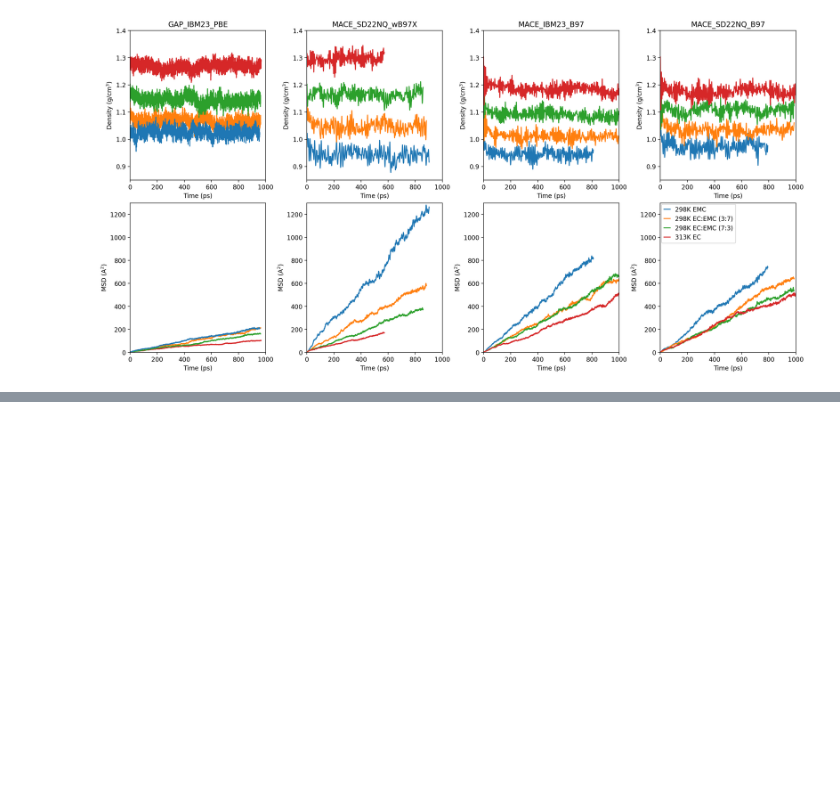
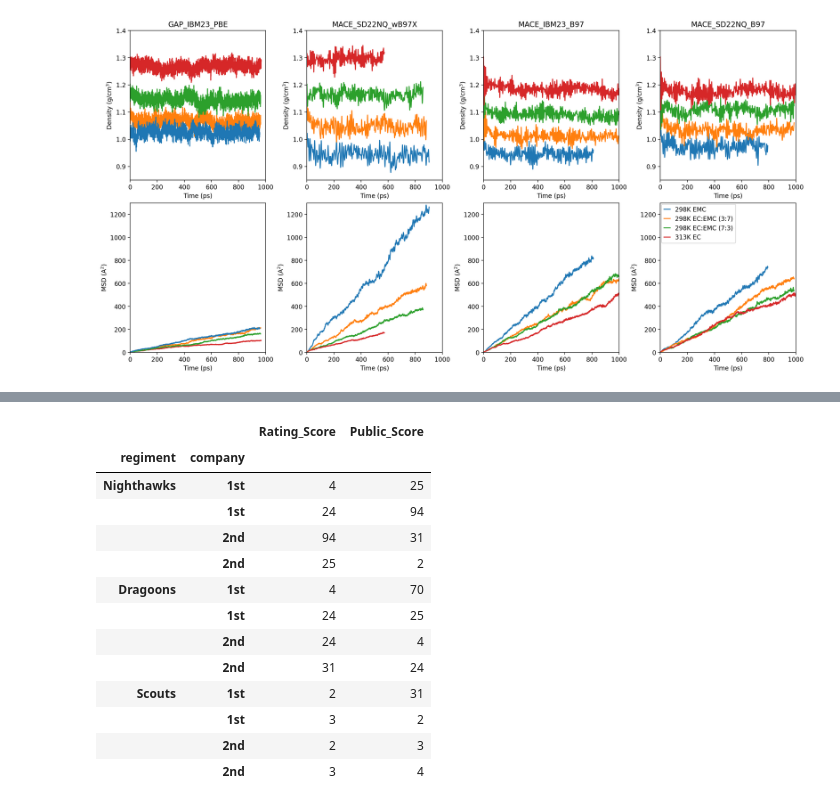
Before and after one commit to imagdau/dataTransferabilityMLIP, a Jupyter notebook: main.ipynb, the cells around one changed output, grey strips where cells are left out. Cells and saved outputs as stored; diff of their text form; code cells hidden in the pictures; blank space fills up the shorter version.

```diff
--- a/main.ipynb
+++ b/main.ipynb
@@ -212,0 +141,18 @@ print(df.swaplevel("regiment", "company"))
+# %%
+df = df.set_index(["regiment", "company"])
+df
+# %% [output]
+|  |  | Rating_Score | Public_Score |
+| regiment | company |  |  |
+| Nighthawks | 1st | 4 | 25 |
+|  | 1st | 24 | 94 |
+|  | 2nd | 94 | 31 |
+|  | 2nd | 25 | 2 |
+| Dragoons | 1st | 4 | 70 |
+|  | 1st | 24 | 25 |
+|  | 2nd | 24 | 4 |
+|  | 2nd | 31 | 24 |
+| Scouts | 1st | 2 | 31 |
+|  | 1st | 3 | 2 |
+|  | 2nd | 2 | 3 |
+|  | 2nd | 3 | 4 |
```
Also changed, not shown: parts of 7 cells of this notebook.
